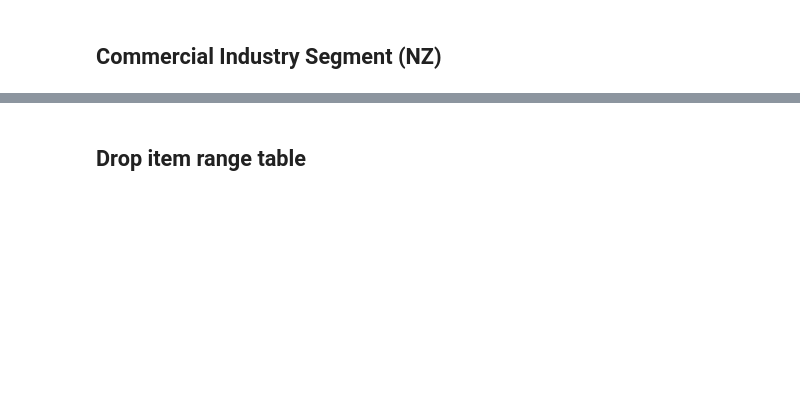
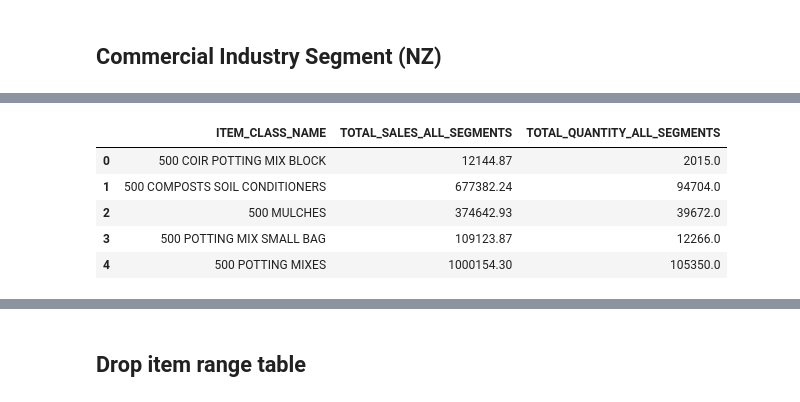
Before and after one commit to Meiji-Tran/Merch-Insights, a Jupyter notebook: NZ RR/400 GROWING MEDIA/General insights/profiling.ipynb, the cells around one changed output, grey strips where cells are left out. Saved outputs shown, nothing was run; the diff lists cells and outputs as text; code cells hidden in the pictures; blank space fills up the shorter version.

```diff
--- a/NZ RR/400 GROWING MEDIA/General insights/profiling.ipynb
+++ b/NZ RR/400 GROWING MEDIA/General insights/profiling.ipynb
@@ -106 +139,14 @@ GM_is.sort_values(by='SALES_INDEX', ascending=False)
 50 rows × 23 columns
+# %%
+total_summary = GM_is.groupby('ITEM_CLASS_NAME').agg(
+    TOTAL_SALES_ALL_SEGMENTS=('TOTAL_SALES', 'first'),  # consistent within class
+    TOTAL_QUANTITY_ALL_SEGMENTS=('TOTAL_QUANTITY', 'first')
+).reset_index()
+total_summary
+# %% [output]
+|  | ITEM_CLASS_NAME | TOTAL_SALES_ALL_SEGMENTS | TOTAL_QUANTITY_ALL_SEGMENTS |
+| 0 | 500 COIR POTTING MIX BLOCK | 12144.87 | 2015.0 |
+| 1 | 500 COMPOSTS SOIL CONDITIONERS | 677382.24 | 94704.0 |
+| 2 | 500 MULCHES | 374642.93 | 39672.0 |
+| 3 | 500 POTTING MIX SMALL BAG | 109123.87 | 12266.0 |
+| 4 | 500 POTTING MIXES | 1000154.30 | 105350.0 |
```
Also changed, not shown: parts of 6 cells of this notebook, 5 other files.
